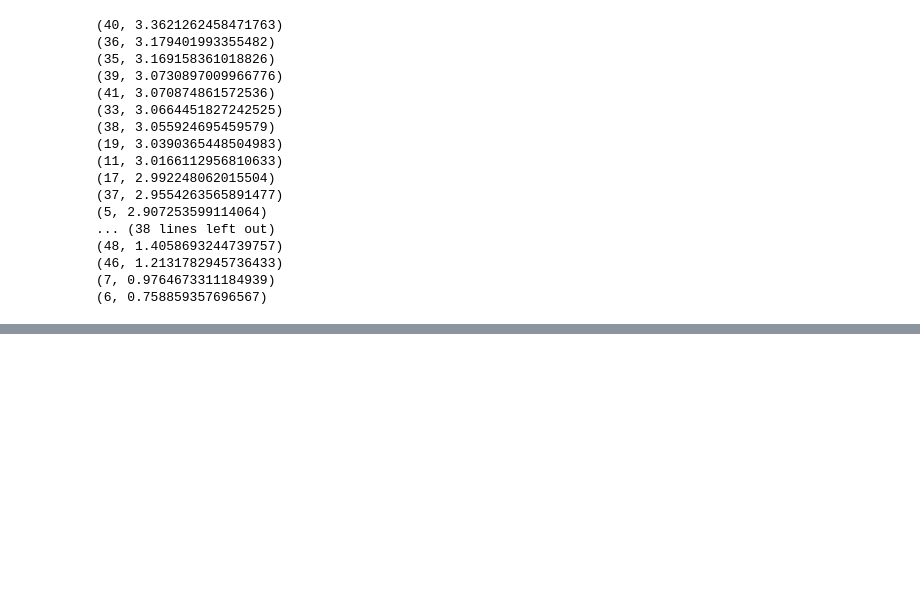
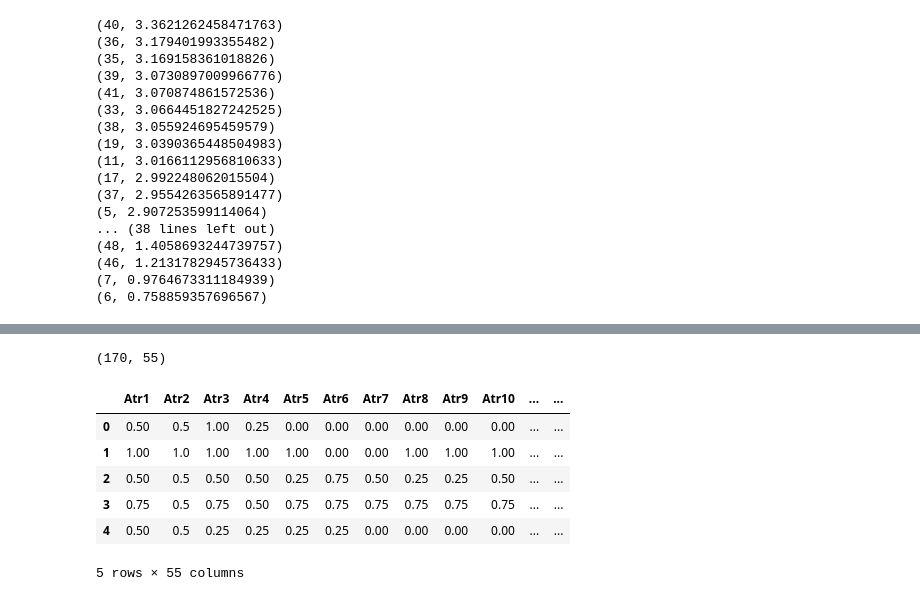
Before and after one commit to rknightly/rice-datathon, a Jupyter notebook: Ryan_K.ipynb, the cells around one changed output, grey strips where cells are left out. Saved outputs shown, nothing was run; the diff lists cells and outputs as text; code cells hidden in the pictures; blank space fills up the shorter version.

```diff
--- a/Ryan_K.ipynb
+++ b/Ryan_K.ipynb
@@ -79,0 +96,18 @@ for pair in pairs:
+# %%
+df.shape
+# %% [output]
+(170, 55)
+# %%
+# Normalize data
+for i in range(1, 55):
+    df["Atr"+str(i)] /= 4
+    df["Atr"+str(i)] = 4- df["Atr"+str(i)]
+df.head()
+# %% [output]
+|  | Atr1 | Atr2 | Atr3 | Atr4 | Atr5 | Atr6 | Atr7 | Atr8 | Atr9 | Atr10 | ... | ... |
+| 0 | 0.50 | 0.5 | 1.00 | 0.25 | 0.00 | 0.00 | 0.00 | 0.00 | 0.00 | 0.00 | ... | ... |
+| 1 | 1.00 | 1.0 | 1.00 | 1.00 | 1.00 | 0.00 | 0.00 | 1.00 | 1.00 | 1.00 | ... | ... |
+| 2 | 0.50 | 0.5 | 0.50 | 0.50 | 0.25 | 0.75 | 0.50 | 0.25 | 0.25 | 0.50 | ... | ... |
+| 3 | 0.75 | 0.5 | 0.75 | 0.50 | 0.75 | 0.75 | 0.75 | 0.75 | 0.75 | 0.75 | ... | ... |
+| 4 | 0.50 | 0.5 | 0.25 | 0.25 | 0.25 | 0.25 | 0.00 | 0.00 | 0.00 | 0.00 | ... | ... |
+5 rows × 55 columns
```
Also changed, not shown: parts of 2 cells of this notebook.
